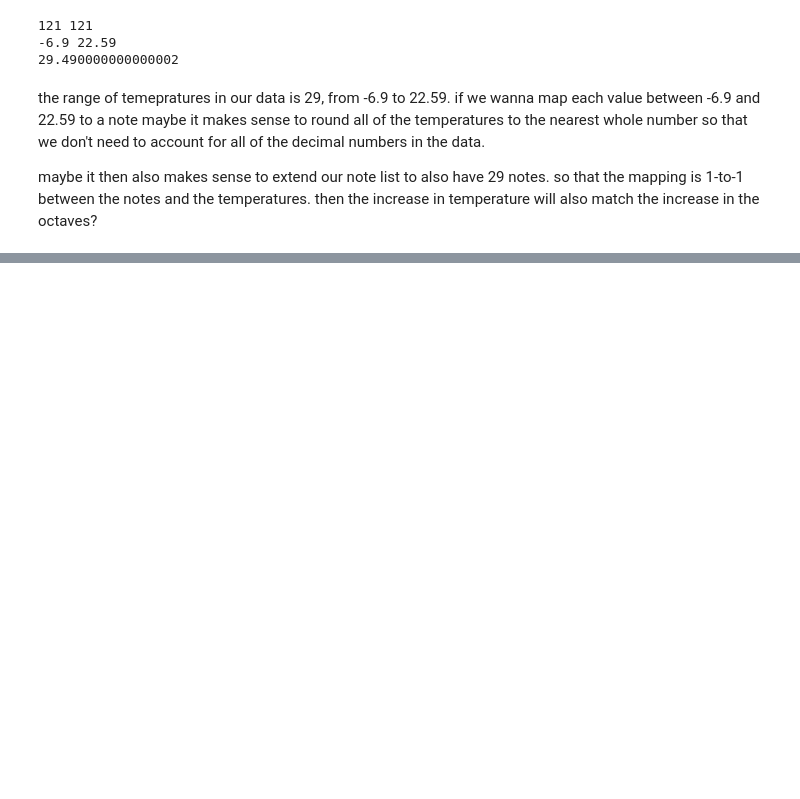
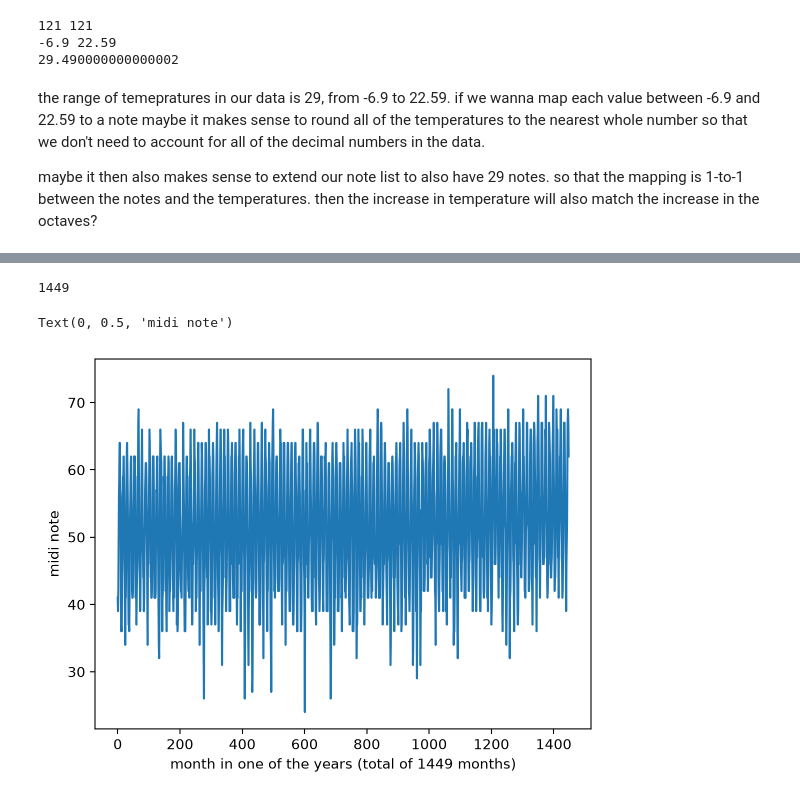
Before and after one commit to alisaikry/MusiciansTouchingGrass, a Jupyter notebook: notebook.ipynb, the cells around one changed output, grey strips where cells are left out. Drawn from its saved outputs; the diff is of its cells as text; code cells hidden in the pictures; blank space fills up the shorter version.

```diff
--- a/notebook.ipynb
+++ b/notebook.ipynb
@@ -111,0 +122,6 @@ maybe it then also makes sense to extend our note list to also have 29 notes. so
+# %%
+processed_df = (df.round())
+long_proc_df = processed_df.melt(id_vars='years', var_name="month", value_name='temperature')
+long_proc_df['date'] = pd.to_datetime(long_proc_df[['years', 'month']].assign(day=1))
+long_proc_df = long_proc_df.sort_values('date')
+long_proc_df
@@ -111,0 +142,3 @@ maybe it then also makes sense to extend our note list to also have 29 notes. so
+# %%
+temps = np.array(long_proc_df['temperature'])
+temps
@@ -111,0 +147,13 @@ maybe it then also makes sense to extend our note list to also have 29 notes. so
+# %%
+max_temp = max(temps)
+min_temp = min(temps)
+range_temp = max_temp - min_temp
+print(max_temp, min_temp, range_temp)
+
+
+max_midi = max(midi_notes)
+min_midi = min(midi_notes)
+range_midi = max_midi - min_midi
+
+
+print(max_midi, min_midi, range_midi)
@@ -111,0 +169,8 @@ maybe it then also makes sense to extend our note list to also have 29 notes. so
+# %%
+mapped_temps = (map_value(temps, min_temp, max_temp, min_midi, max_midi)).round()[:-3]   # removing the last 3 nan values to avoid erorr
+
+num_notes = len(mapped_temps)
+
+t_notes = [note.Note(n) for n in mapped_temps]
+stream_ = stream.Stream(t_notes)
+stream_.show('midi', autoplay=True)
@@ -111,0 +179,11 @@ maybe it then also makes sense to extend our note list to also have 29 notes. so
+# %%
+num_notes
+# %% [output]
+1449
+# %%
+plt.plot(mapped_temps)
+plt.xlabel('month in one of the years (total of 1449 months)')
+plt.ylabel('midi note')
+# %% [output]
+Text(0, 0.5, 'midi note')
+[figure, added]
```
Also changed, not shown: parts of 13 cells of this notebook.
